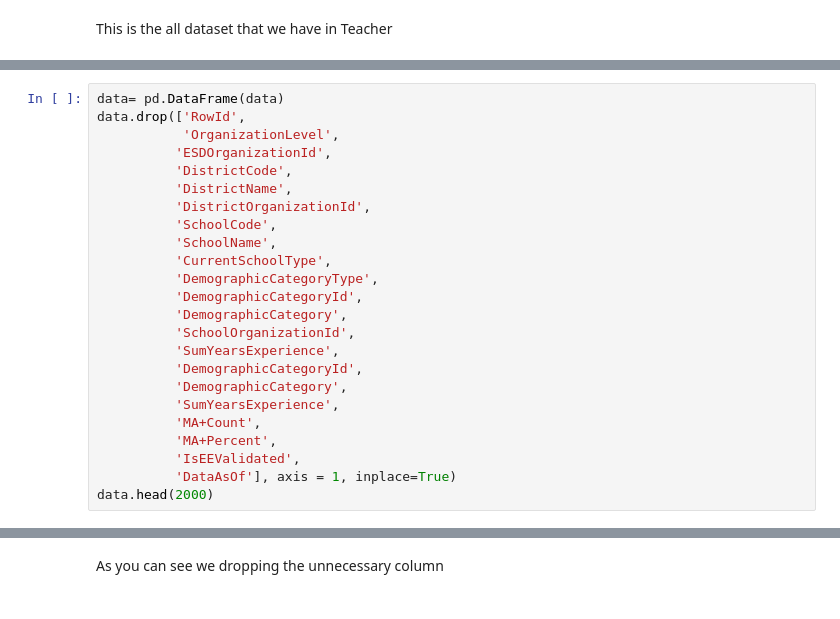
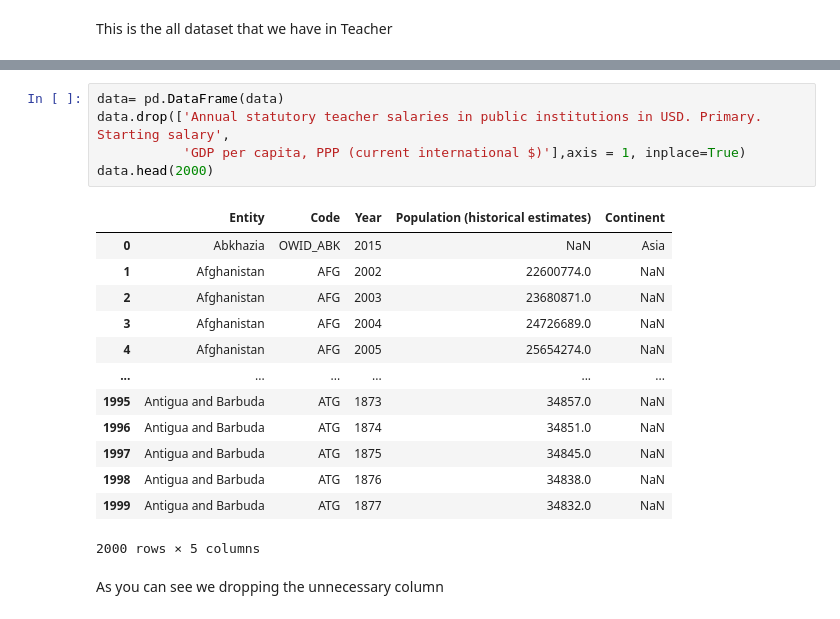
Before and after one commit to DarlynBSIT-3206/Gang-of-Greatness, a Jupyter notebook: Educational_System_Malpractice_and_Negligence_on_the_real_purpose_basis_of_education.ipynb, the cells around one changed output, grey strips where cells are left out. Cells and saved outputs as stored; diff of their text form.

```diff
--- a/Educational_System_Malpractice_and_Negligence_on_the_real_purpose_basis_of_education.ipynb
+++ b/Educational_System_Malpractice_and_Negligence_on_the_real_purpose_basis_of_education.ipynb
@@ -36,24 +69,0 @@ This is the all dataset that we have in Teacher
-# %%
-data= pd.DataFrame(data)
-data.drop(['RowId',
-           'OrganizationLevel',
-          'ESDOrganizationId',
-          'DistrictCode',
-          'DistrictName',
-          'DistrictOrganizationId',
-          'SchoolCode',
-          'SchoolName',
-          'CurrentSchoolType',
-          'DemographicCategoryType',
-          'DemographicCategoryId',
-          'DemographicCategory',
-          'SchoolOrganizationId',
-          'SumYearsExperience',
-          'DemographicCategoryId',
-          'DemographicCategory',
-          'SumYearsExperience',
-          'MA+Count',
-          'MA+Percent',
-          'IsEEValidated',
-          'DataAsOf'], axis = 1, inplace=True)
-data.head(2000)
@@ -74,3 +70,22 @@ data.head(2000)
+# %%
+data= pd.DataFrame(data)
+data.drop(['Annual statutory teacher salaries in public institutions in USD. Primary. Starting salary',
+           'GDP per capita, PPP (current international $)'],axis = 1, inplace=True)
+data.head(2000)
+# %% [output]
+|  | Entity | Code | Year | Population (historical estimates) | Continent |
+| 0 | Abkhazia | OWID_ABK | 2015 | NaN | Asia |
+| 1 | Afghanistan | AFG | 2002 | 22600774.0 | NaN |
+| 2 | Afghanistan | AFG | 2003 | 23680871.0 | NaN |
+| 3 | Afghanistan | AFG | 2004 | 24726689.0 | NaN |
+| 4 | Afghanistan | AFG | 2005 | 25654274.0 | NaN |
+| ... | ... | ... | ... | ... | ... |
+| 1995 | Antigua and Barbuda | ATG | 1873 | 34857.0 | NaN |
+| 1996 | Antigua and Barbuda | ATG | 1874 | 34851.0 | NaN |
+| 1997 | Antigua and Barbuda | ATG | 1875 | 34845.0 | NaN |
+| 1998 | Antigua and Barbuda | ATG | 1876 | 34838.0 | NaN |
+| 1999 | Antigua and Barbuda | ATG | 1877 | 34832.0 | NaN |
+2000 rows × 5 columns
 # %% [markdown]
 As you can see we dropping the unnecessary column
 # %%
```
Also changed, not shown: parts of 23 cells of this notebook.
